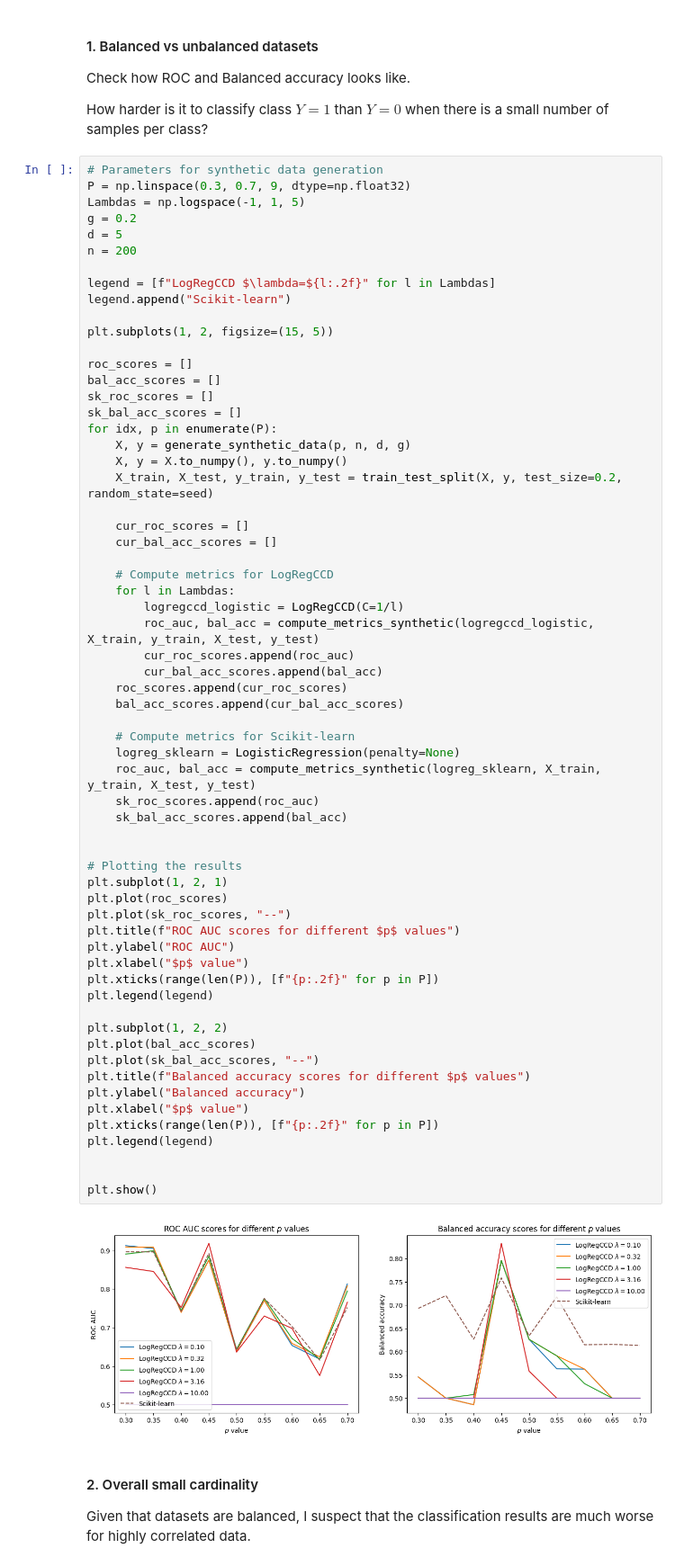
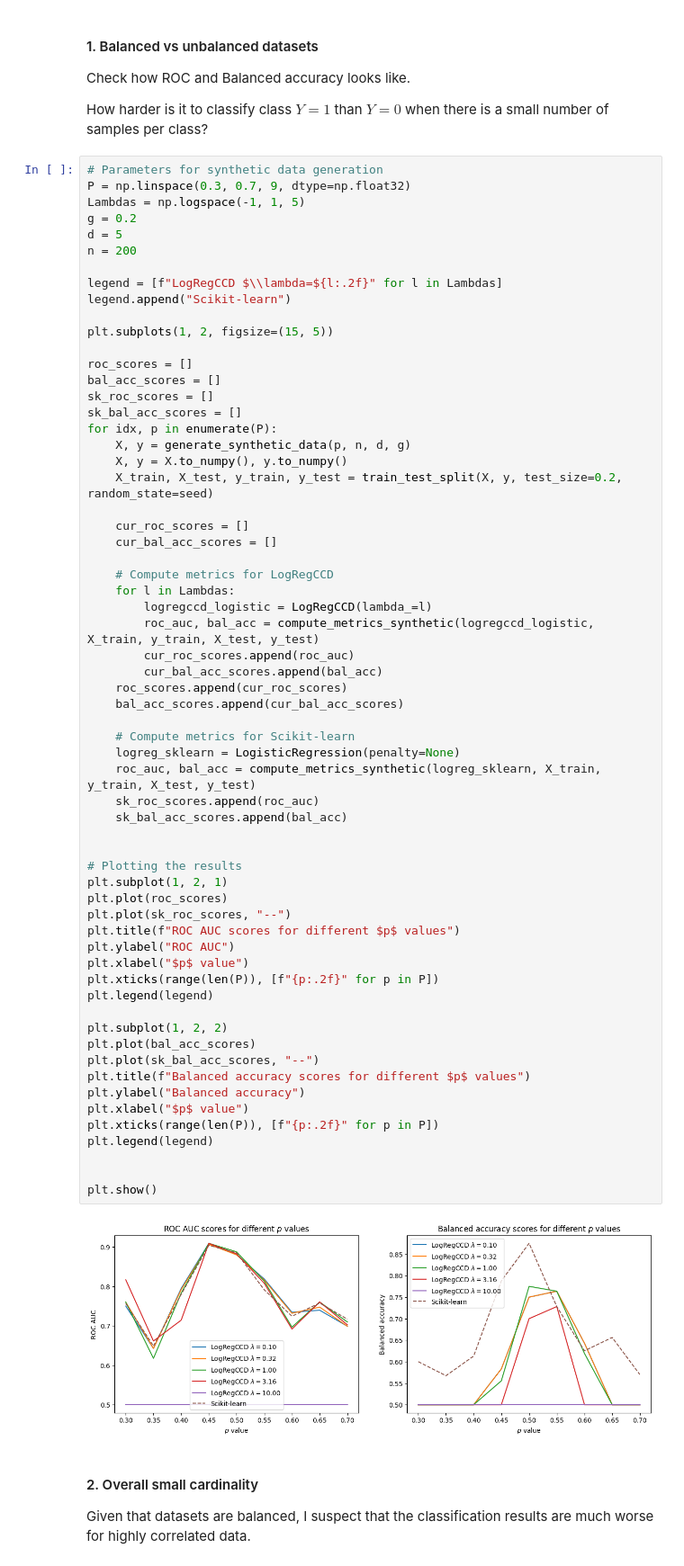
Before and after one commit to michal1701/AdvancedMachineLearning, a Jupyter notebook: Task3/dataset_evaluation.ipynb, the cells around one changed output. Shown at 90% size. Cells and saved outputs as stored; diff of their text form.

```diff
--- a/Task3/dataset_evaluation.ipynb
+++ b/Task3/dataset_evaluation.ipynb
@@ -74,7 +74,7 @@ g = 0.2
 d = 5
 n = 200
 
-legend = [f"LogRegCCD $\lambda=${l:.2f}" for l in Lambdas]
+legend = [f"LogRegCCD $\\lambda=${l:.2f}" for l in Lambdas]
 legend.append("Scikit-learn")
 
 plt.subplots(1, 2, figsize=(15, 5))
@@ -93,7 +93,7 @@ for idx, p in enumerate(P):
 
     # Compute metrics for LogRegCCD
     for l in Lambdas:
-        logregccd_logistic = LogRegCCD(C=1/l)
+        logregccd_logistic = LogRegCCD(lambda_=l)
         roc_auc, bal_acc = compute_metrics_synthetic(logregccd_logistic, X_train, y_train, X_test, y_test)
         cur_roc_scores.append(roc_auc)
         cur_bal_acc_scores.append(bal_acc)
@@ -102,34 +102,34 @@ for idx, p in enumerate(P):
 
     # Compute metrics for Scikit-learn
     logreg_sklearn = LogisticRegression(penalty=None)
     roc_auc, bal_acc = compute_metrics_synthetic(logreg_sklearn, X_train, y_train, X_test, y_test)
     sk_roc_scores.append(roc_auc)
     sk_bal_acc_scores.append(bal_acc)
 
 
 # Plotting the results
 plt.subplot(1, 2, 1)
 plt.plot(roc_scores)
 plt.plot(sk_roc_scores, "--")
 plt.title(f"ROC AUC scores for different $p$ values")
 plt.ylabel("ROC AUC")
 plt.xlabel("$p$ value")
 plt.xticks(range(len(P)), [f"{p:.2f}" for p in P])
 plt.legend(legend)
 
 plt.subplot(1, 2, 2)
 plt.plot(bal_acc_scores)
 plt.plot(sk_bal_acc_scores, "--")
 plt.title(f"Balanced accuracy scores for different $p$ values")
 plt.ylabel("Balanced accuracy")
 plt.xlabel("$p$ value")
 plt.xticks(range(len(P)), [f"{p:.2f}" for p in P])
 plt.legend(legend)
 
 
 plt.show()
 # %% [output]
-[figure, old version]
+[figure, new version]
 # %% [markdown]
 #### 2. Overall small cardinality
 
```
Also changed, not shown: parts of 8 cells of this notebook, 1 other file.
